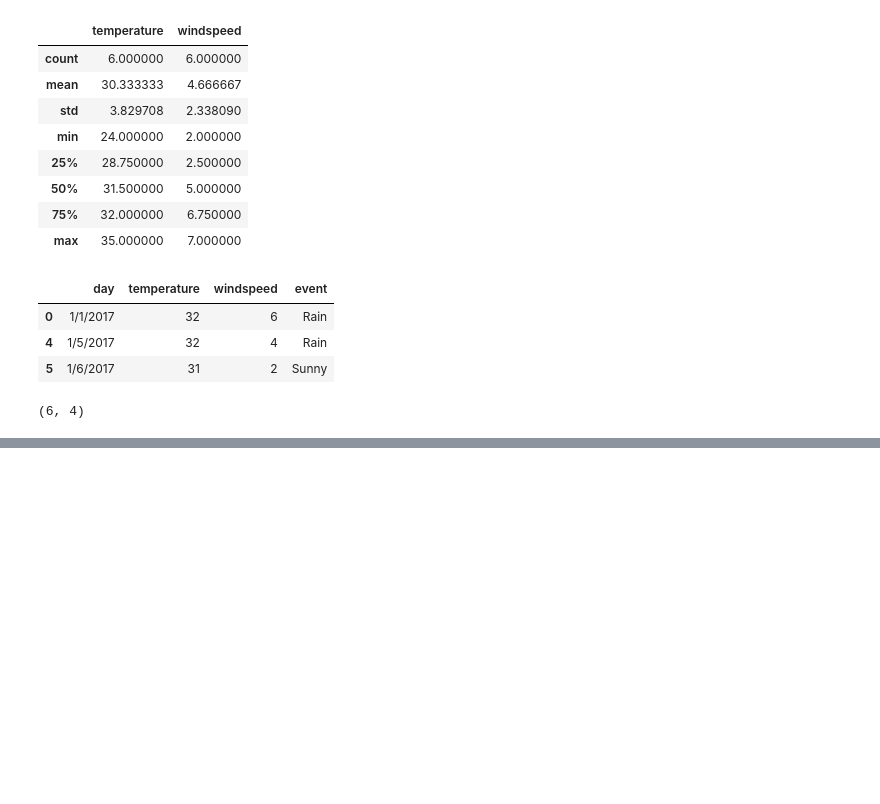
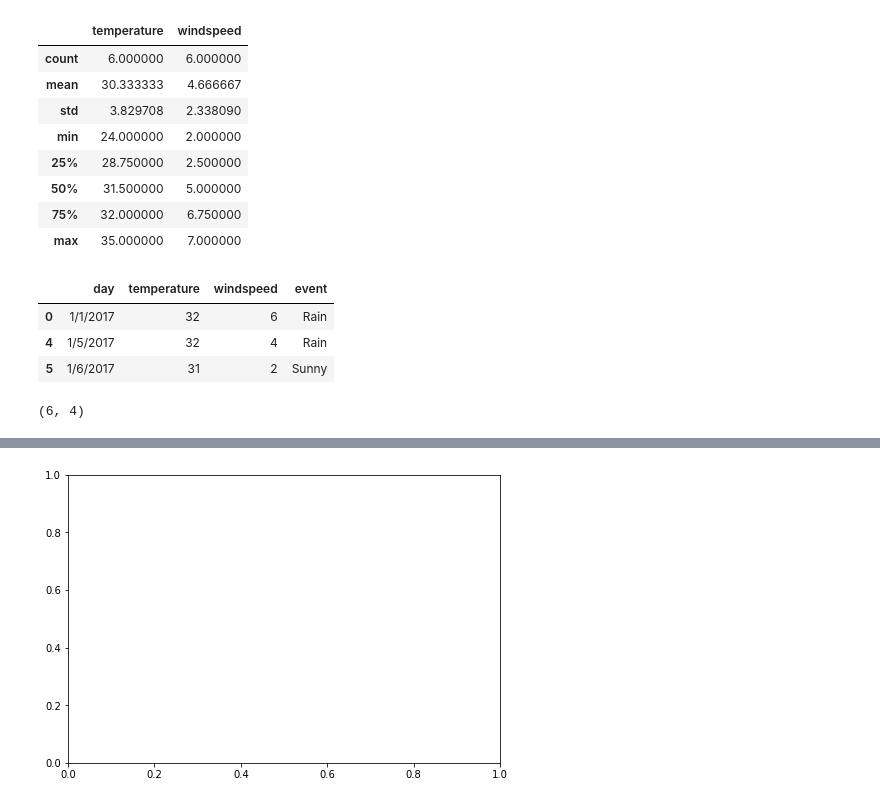
Before and after one commit to dharun-narayanan/Data-Science, a Jupyter notebook: Data_Science.ipynb, the cells around one changed output, grey strips where cells are left out. Cells and saved outputs as stored; diff of their text form; code cells hidden in the pictures; blank space fills up the shorter version.

```diff
--- a/Data_Science.ipynb
+++ b/Data_Science.ipynb
@@ -47,0 +1136,6 @@ df.shape
+# %%
+import matplotlib.pyplot as plt
+fig = plt.figure()
+ax = fig.add_axes([0,0,1,1])
+# %% [output]
+[figure, added]
```
Also changed, not shown: parts of 157 cells of this notebook.
